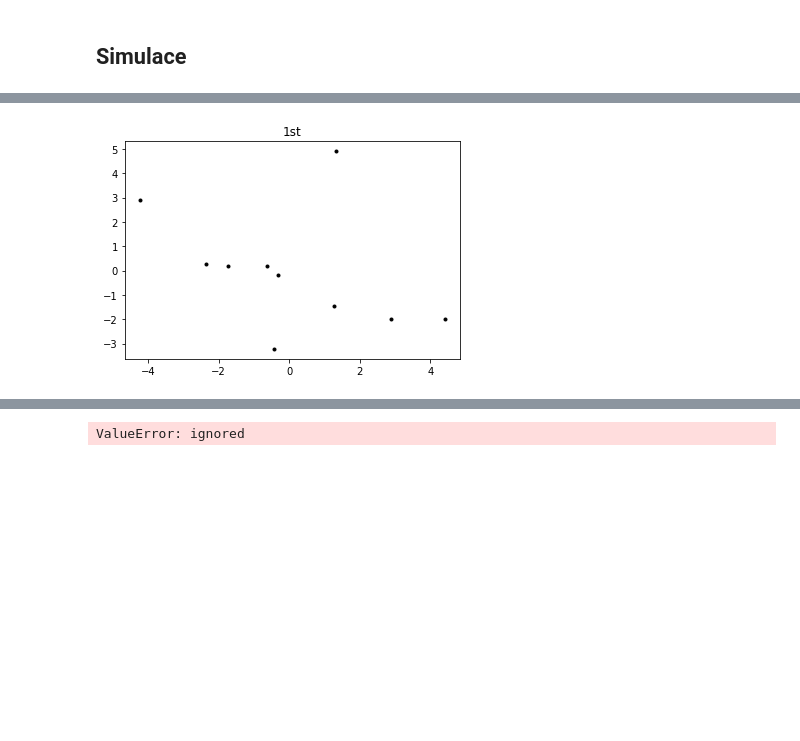
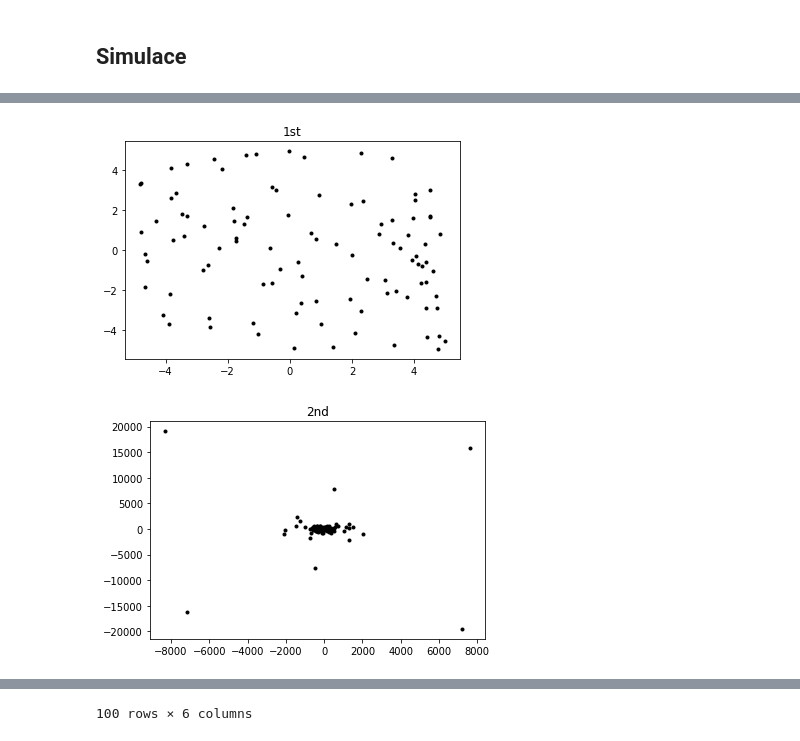
Before and after one commit to hrbolek/learning, a Jupyter notebook: operanalyst/gsa.ipynb, the cells around one changed output, grey strips where cells are left out. Cells and saved outputs as stored; diff of their text form; code cells hidden in the pictures; blank space fills up the shorter version.

```diff
--- a/operanalyst/gsa.ipynb
+++ b/operanalyst/gsa.ipynb
@@ -51,13 +52,15 @@ def calculateMass(system, f):
     if cValue > maximum:
       maximum = cValue
 
-  func = lambda cValue: (cValue - minimum) / (maximum - minimum)
+  func = lambda cValue: 1
   if maximum > minimum:
-    func = lambda cValue: 1
+    func = lambda cValue: (cValue - minimum) / (maximum - minimum)
 
   for member in system:
     cValue = member['value']
     member['mass'] = func(cValue)
+
+  return system
 # %%
 from math import sqrt
 def calculateForce(memberA, memberB, g):
@@ -66,7 +69,7 @@ def calculateForce(memberA, memberB, g):
       'x': memberB['position']['x'] - memberA['position']['x'],
       'y': memberB['position']['y'] - memberA['position']['y']
               }
-  distanceAbs = sqrt(distance['x'] * distance['x'] + distance['y'] * distance['x'])
+  distanceAbs = sqrt(distance['x'] * distance['x'] + distance['y'] * distance['y'])
   # F = g * MA * MB / (d * d)
   F = g * memberA['mass'] * memberB['mass'] / (distanceAbs * distanceAbs)
   result['x'] = F * distance['x'] / distanceAbs
@@ -92,17 +95,17 @@ def calculateAccelerations(system):
   for member in system:
     # F = m * a
     force = member['force']
-    mass = member['mass']
+    mass = member['mass'] + 1e-3
     member['acceleration'] = {'x': force['x'] / mass, 'y': force['y'] / mass }
   return system
 
-def calculateVelocities(system, dt):
+def calculateVelocities(system, dt, decelerationCoef = 0.9):
   for member in system:
     acceleration = member['acceleration']
     velocity = member['velocity']
     member['velocity'] = {
-        'x': velocity['x'] + dt * acceleration['x'],
-        'y': velocity['y'] + dt * acceleration['y']}
+        'x': decelerationCoef * velocity['x'] + dt * acceleration['x'],
+        'y': decelerationCoef * velocity['y'] + dt * acceleration['y']}
   return system
 
 def calculatePositions(system, dt):
@@ -120,7 +123,7 @@ def simulationStep(system, dt, g):
   calculatePositions(system, dt)
   calculateMass(system, f = evaluate)
   calculateForces(system, g = g)
-  calculateAccelerations(system, dt)
+  calculateAccelerations(system)
   calculateVelocities(system, dt)
 # %%
 def createSystem(count, createFunc):
@@ -132,8 +150,15 @@ def createSystem(count, createFunc):
 # %%
-system = createSystem(10, createMember)
+system = createSystem(100, createMember)
+
 plotSystem(system, title='1st')
 
-simulationStep(system, dt=1, g = 9.81)
+for i in range(100):
+  simulationStep(system, dt=1, g = 9.81)
+
 plotSystem(system, title='2nd')
+
+systemDF = pd.DataFrame(system)
+display(systemDF)
 # %% [output]
-[figure, old version]
+[figure, new version]
+[figure, added]
@@ -140 +177 @@ plotSystem(system, title='2nd')
-ValueError: ignored
+100 rows × 6 columns
```
Also changed, not shown: parts of 3 cells of this notebook.
